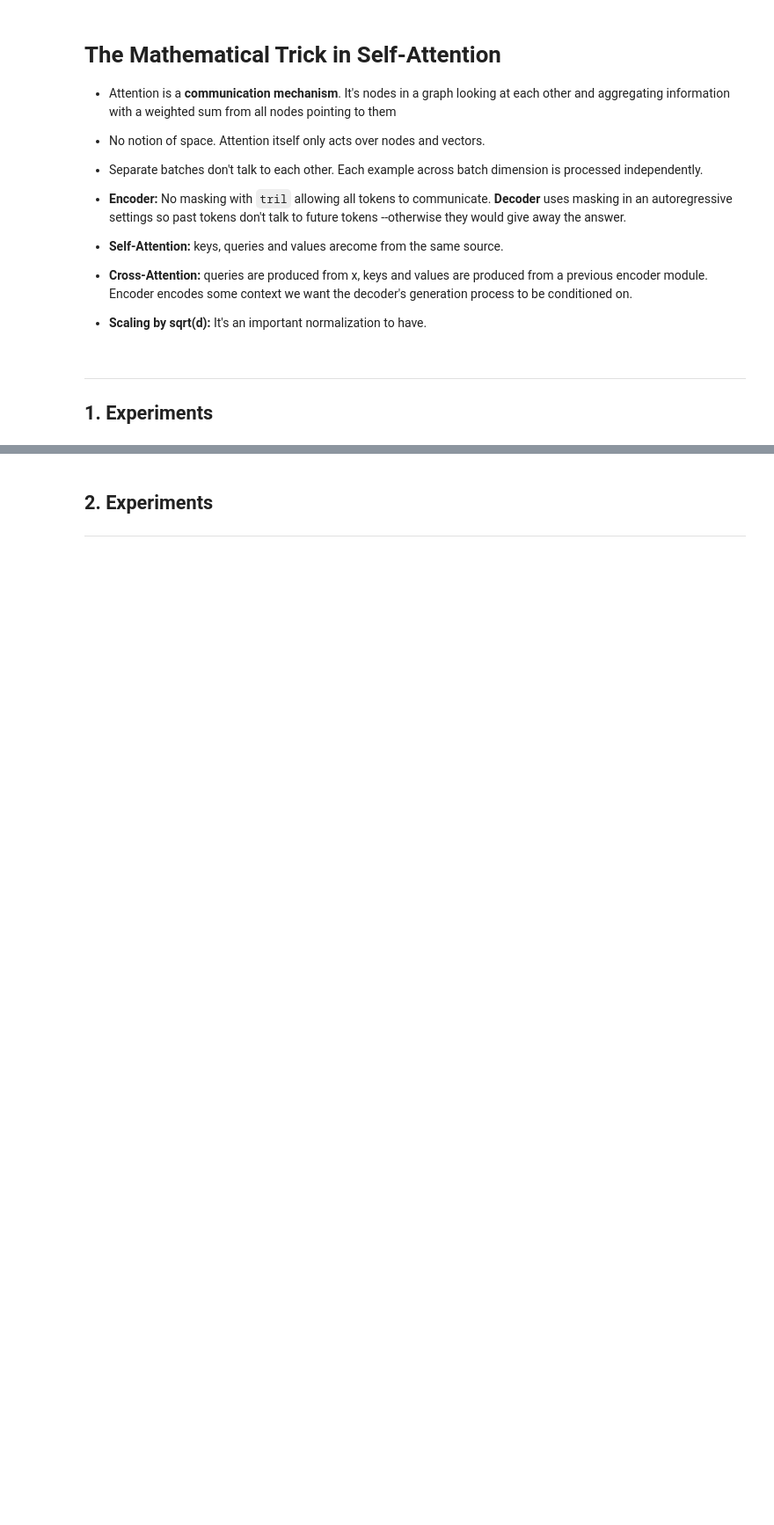
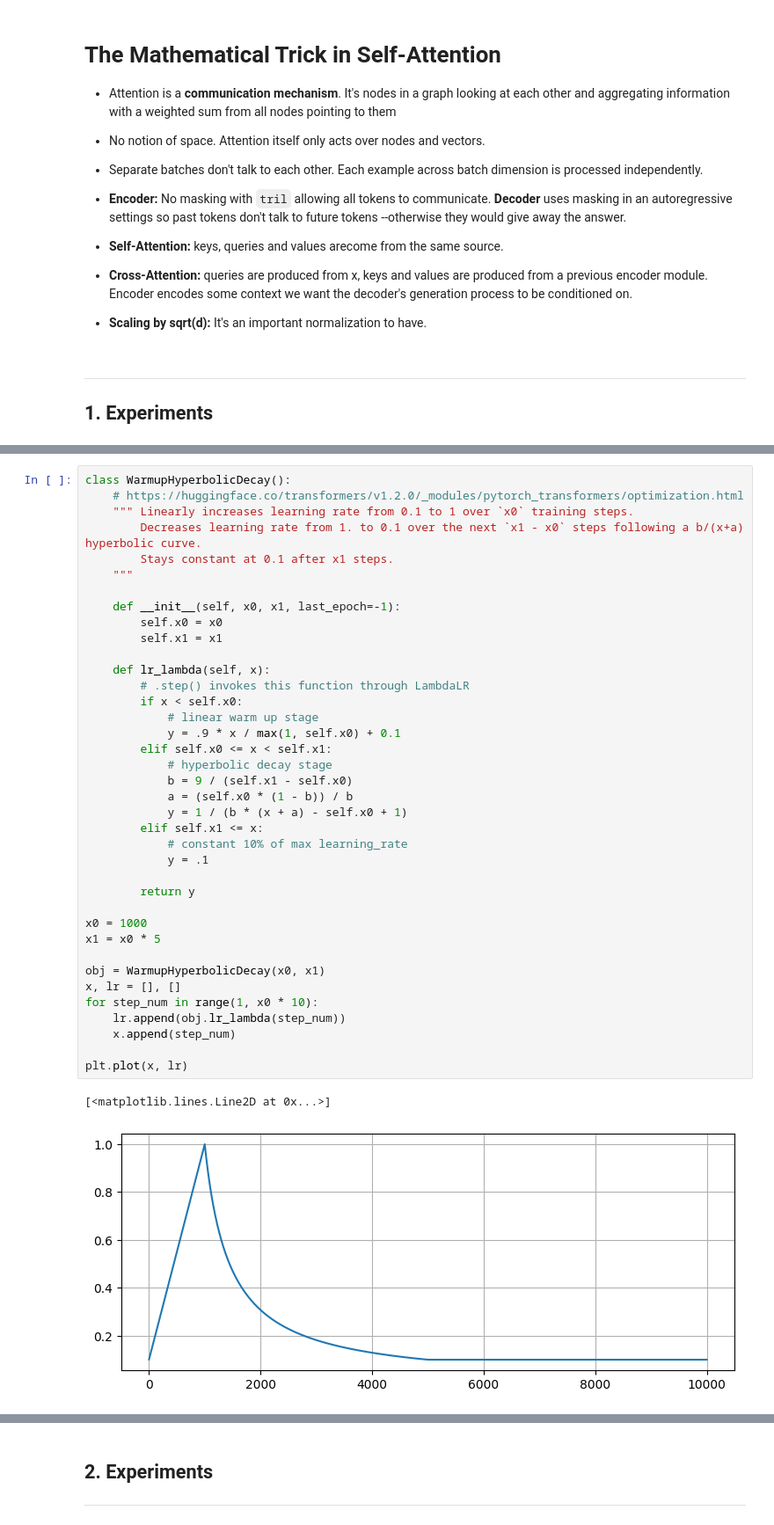
Before and after one commit to ozkansafak/decoder-llm, a Jupyter notebook: main.ipynb, the cells around one changed output, grey strips where cells are left out. Shown at 88% size. Saved outputs shown, nothing was run; the diff lists cells and outputs as text; blank space fills up the shorter version.

```diff
--- a/main.ipynb
+++ b/main.ipynb
@@ -297,0 +188,41 @@ DecoderModel(
+# %%
+class WarmupHyperbolicDecay():
+    # https://huggingface.co/transformers/v1.2.0/_modules/pytorch_transformers/optimization.html
+    """ Linearly increases learning rate from 0.1 to 1 over `x0` training steps.
+        Decreases learning rate from 1. to 0.1 over the next `x1 - x0` steps following a b/(x+a) hyperbolic curve.
+        Stays constant at 0.1 after x1 steps.
+    """
+
+    def __init__(self, x0, x1, last_epoch=-1):
+        self.x0 = x0
+        self.x1 = x1
+
+    def lr_lambda(self, x):
+        # .step() invokes this function through LambdaLR
+        if x < self.x0:
+            # linear warm up stage
+            y = .9 * x / max(1, self.x0) + 0.1
+        elif self.x0 <= x < self.x1:
+            # hyperbolic decay stage
+            b = 9 / (self.x1 - self.x0)
+            a = (self.x0 * (1 - b)) / b
+            y = 1 / (b * (x + a) - self.x0 + 1)
+        elif self.x1 <= x:
+            # constant 10% of max learning_rate
+            y = .1
+
+        return y
+
+x0 = 1000
+x1 = x0 * 5
+
+obj = WarmupHyperbolicDecay(x0, x1)
+x, lr = [], []
+for step_num in range(1, x0 * 10):
+    lr.append(obj.lr_lambda(step_num))
+    x.append(step_num)
+
+plt.plot(x, lr)
+# %% [output]
+[<matplotlib.lines.Line2D at 0x...>]
+[figure, added]
```
Also changed, not shown: parts of 16 cells of this notebook, 6 other files.
